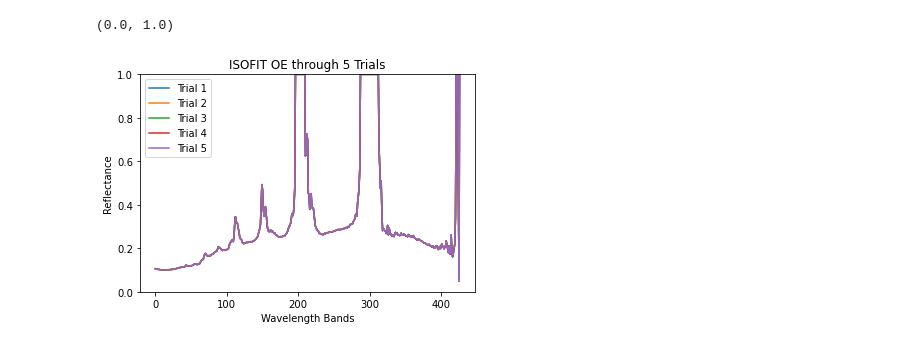
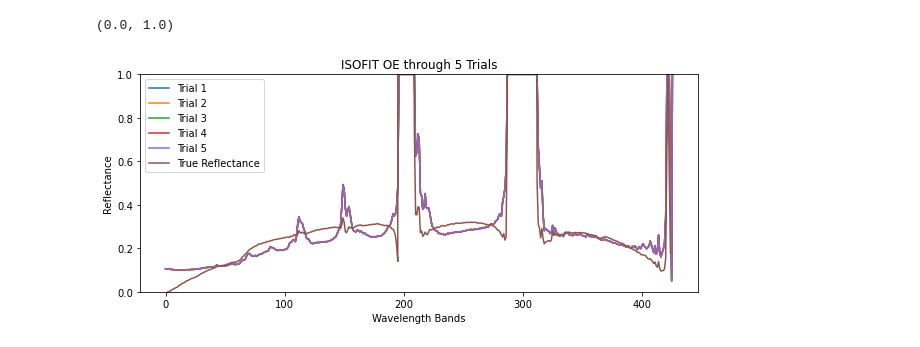
Before and after one commit to varunpatro1/OE-Reproducibility, a Jupyter notebook: OE_Reproducibility.ipynb, the cells around one changed output. Saved outputs shown, nothing was run; the diff lists cells and outputs as text; code cells hidden in the pictures.

Commit message:
running ISOFIT within Jupyter and testing reproducibility

```diff
--- a/OE_Reproducibility.ipynb
+++ b/OE_Reproducibility.ipynb
@@ -11,5 +16,5 @@ from isofit.core.fileio import IO
 # %%
-data = GeoArray('ang20160126t055327_rfl_v2m2/ang20160126t055327_corr_v2m2_img')
+data = GeoArray('C:\\Users\\vpatro\\Desktop\\ang20160126\\ang20160126t055327_corr_v2m2_img')
 # %%
 # Sample pixel for experiment
 avirisng_input = data[200,500,:]
@@ -25,16 +29,50 @@ np.savetxt('avirisng_input.txt', avirisng_input)
+# %%
+# Surface model
+surface_model("C:\\Users\\vpatro\\Desktop\\isofit_vp\\examples\\20171108_Pasadena\\configs\\ang20171108t184227_surface.json")
+
+config = create_new_config("C:\\Users\\vpatro\\Desktop\\isofit_vp\\examples\\20171108_Pasadena\\configs\\ang20171108t184227_beckmanlawn.json")
+fm = ForwardModel(config)
+
+x = np.loadtxt("C:\\Users\\vpatro\\Desktop\\avirisng_input.txt")
+x = np.append(x,1.75)
+x = np.append(x,0.05)
+
+inv = Inversion(config, fm)
+io = IO(config, fm)
+
+io.get_components_at_index(0, 0)
+geom = io.current_input_data.geom # alternately, call via geom = Geometry()...this won't have data from the above config file
+meas = io.current_input_data.meas  # a numpy  array
+# %%
+OE_estimations = [[], [], [], [], []]
+for i in range(5):
+    radiance_measurement = fm.calc_rdn(x,geom)
+    calculated_reflectance = inv.invert(radiance_measurement, geom)[0]
+    OE_estimations[i] = calculated_reflectance
+
+OE_estimations = np.array(OE_estimations)
+
+assert(OE_estimations[0,:].all() == OE_estimations[1,:].all())
+assert(OE_estimations[0,:].all() == OE_estimations[2,:].all())
+assert(OE_estimations[0,:].all() == OE_estimations[3,:].all())
+assert(OE_estimations[0,:].all() == OE_estimations[4,:].all())
+
+
+np.savetxt(r'C:\Users\vpatro\\Desktop\OE_reflectance_estimation.txt', OE_estimations)
 # %%
-OE_estimated_reflectance = np.loadtxt('OE_reflectance_estimation.txt')
+OE_estimated_reflectance = np.loadtxt(r'C:\Users\vpatro\\Desktop\OE_reflectance_estimation.txt')
 labels = ['Trial 1', 'Trial 2', 'Trial 3', 'Trial 4', 'Trial 5']
+plt.rcParams["figure.figsize"]=(10,4)
 for i in range(OE_estimated_reflectance.shape[0]):
     column = OE_estimated_reflectance[i,:]
     plt.plot(column, label = labels[i])
-#plt.plot(avirisng_input, label = 'True Reflectance')
+plt.plot(avirisng_input, label = 'True Reflectance')
 plt.legend()
 plt.ylabel('Reflectance')
 plt.xlabel('Wavelength Bands')
 plt.title('ISOFIT OE through 5 Trials')
 plt.ylim(0,1)
 # %% [output]
 (0.0, 1.0)
-[figure, old version]
+[figure, new version]
 # %%
```
Also changed, not shown: parts of 4 cells of this notebook, 2 other files.
